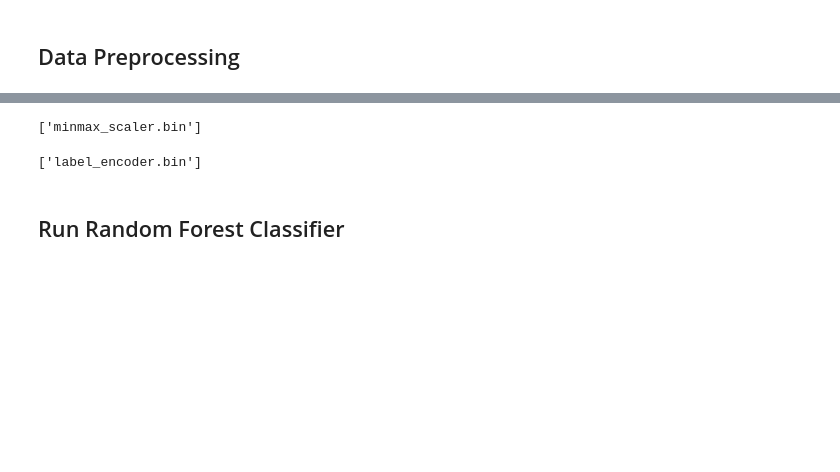
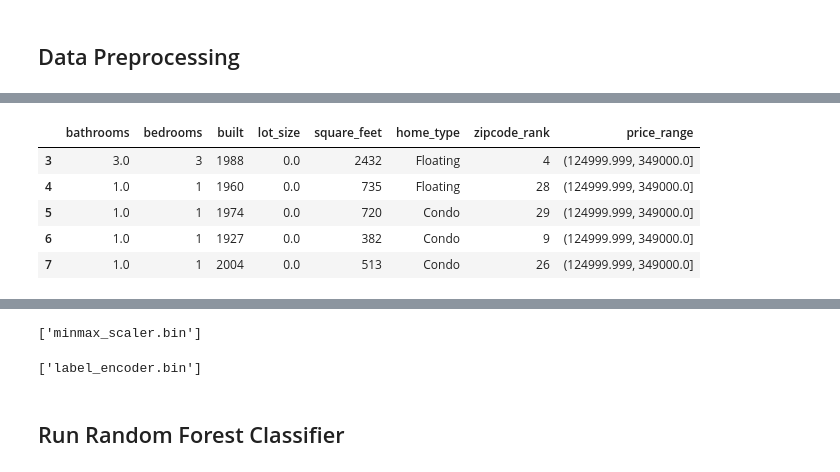
Before and after one commit to tristanh314/final-project-ddt, a Jupyter notebook: ML Models/high_low_classification.ipynb, the cells around one changed output, grey strips where cells are left out. Drawn from its saved outputs; the diff is of its cells as text; code cells hidden in the pictures; blank space fills up the shorter version.

```diff
--- a/ML Models/high_low_classification.ipynb
+++ b/ML Models/high_low_classification.ipynb
@@ -117,3 +155,16 @@ model_df.head()
+# %%
+# Bin prices into ten equal length ranges.
+model_df["price_range"] = pd.qcut(model_df["price"], 5)
+# Drop the original price data.
+model_df.drop("price", axis=1, inplace=True)
+model_df.head()
+# %% [output]
+|  | bathrooms | bedrooms | built | lot_size | square_feet | home_type | zipcode_rank | price_range |
+| 3 | 3.0 | 3 | 1988 | 0.0 | 2432 | Floating | 4 | (124999.999, 349000.0] |
+| 4 | 1.0 | 1 | 1960 | 0.0 | 735 | Floating | 28 | (124999.999, 349000.0] |
+| 5 | 1.0 | 1 | 1974 | 0.0 | 720 | Condo | 29 | (124999.999, 349000.0] |
+| 6 | 1.0 | 1 | 1927 | 0.0 | 382 | Condo | 9 | (124999.999, 349000.0] |
+| 7 | 1.0 | 1 | 2004 | 0.0 | 513 | Condo | 26 | (124999.999, 349000.0] |
 # %%
 # Get dummies for the values in home_type to use in the model.
 model_df = pd.get_dummies(model_df, columns=["home_type"])
```
Also changed, not shown: parts of 12 cells of this notebook, 3 other files.
